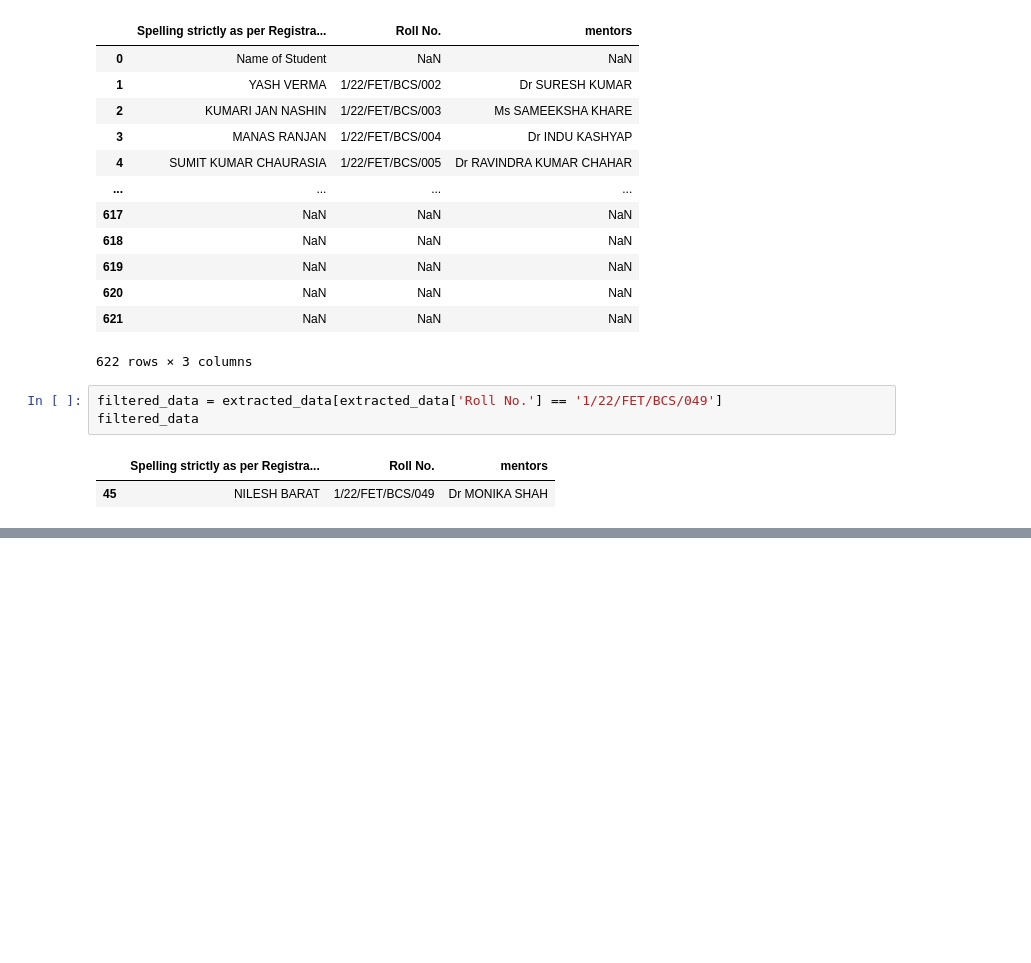
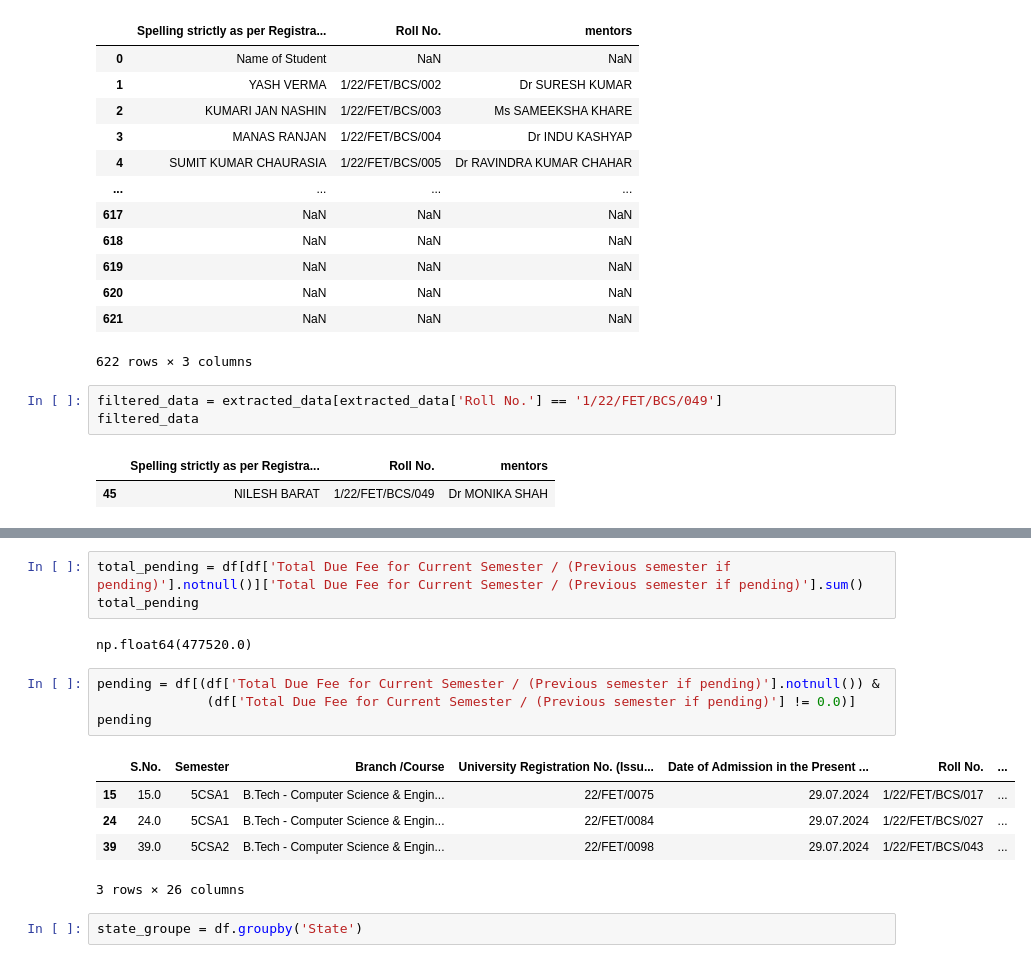
Before and after one commit to Carnit/Machine_learning, a Jupyter notebook: LAB_2/extracting_info.ipynb, the cells around one changed output, grey strips where cells are left out. Saved outputs shown, nothing was run; the diff lists cells and outputs as text; blank space fills up the shorter version.

```diff
--- a/LAB_2/extracting_info.ipynb
+++ b/LAB_2/extracting_info.ipynb
@@ -48,0 +186,17 @@ filtered_data
+# %%
+total_pending = df[df['Total Due Fee for Current Semester / (Previous semester if pending)'].notnull()]['Total Due Fee for Current Semester / (Previous semester if pending)'].sum()
+total_pending
+# %% [output]
+np.float64(477520.0)
+# %%
+pending = df[(df['Total Due Fee for Current Semester / (Previous semester if pending)'].notnull()) &
+              (df['Total Due Fee for Current Semester / (Previous semester if pending)'] != 0.0)]
+pending
+# %% [output]
+|  | S.No. | Semester | Branch /Course | University Registration No. (Issu... | Date of Admission in the Present ... | Roll No. | ... |
+| 15 | 15.0 | 5CSA1 | B.Tech - Computer Science & Engin... | 22/FET/0075 | 29.07.2024 | 1/22/FET/BCS/017 | ... |
+| 24 | 24.0 | 5CSA1 | B.Tech - Computer Science & Engin... | 22/FET/0084 | 29.07.2024 | 1/22/FET/BCS/027 | ... |
+| 39 | 39.0 | 5CSA2 | B.Tech - Computer Science & Engin... | 22/FET/0098 | 29.07.2024 | 1/22/FET/BCS/043 | ... |
+3 rows × 26 columns
+# %%
+state_groupe = df.groupby('State')
```
Also changed, not shown: parts of 12 cells of this notebook, 1 other file.
